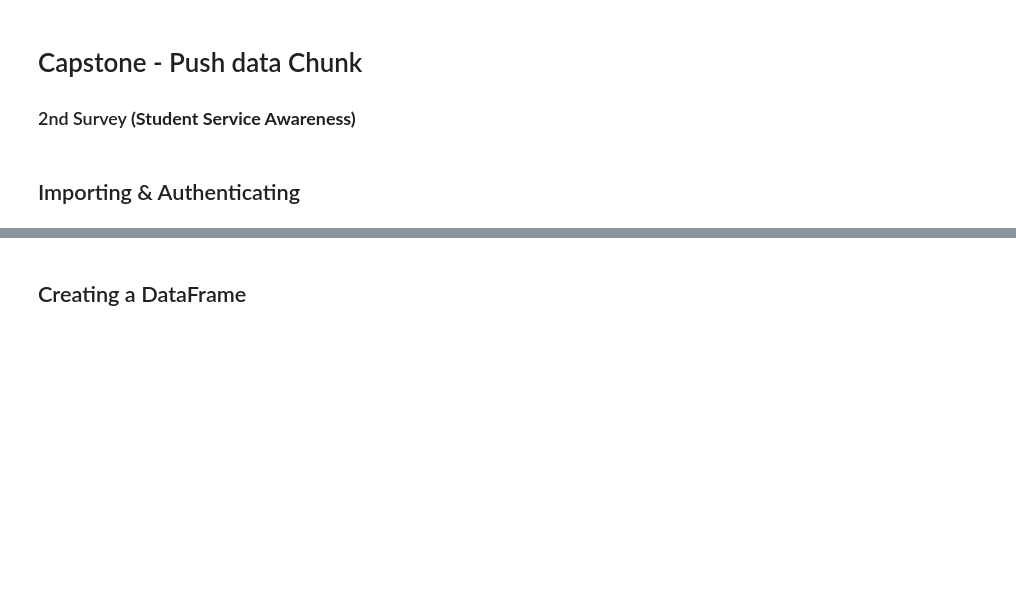
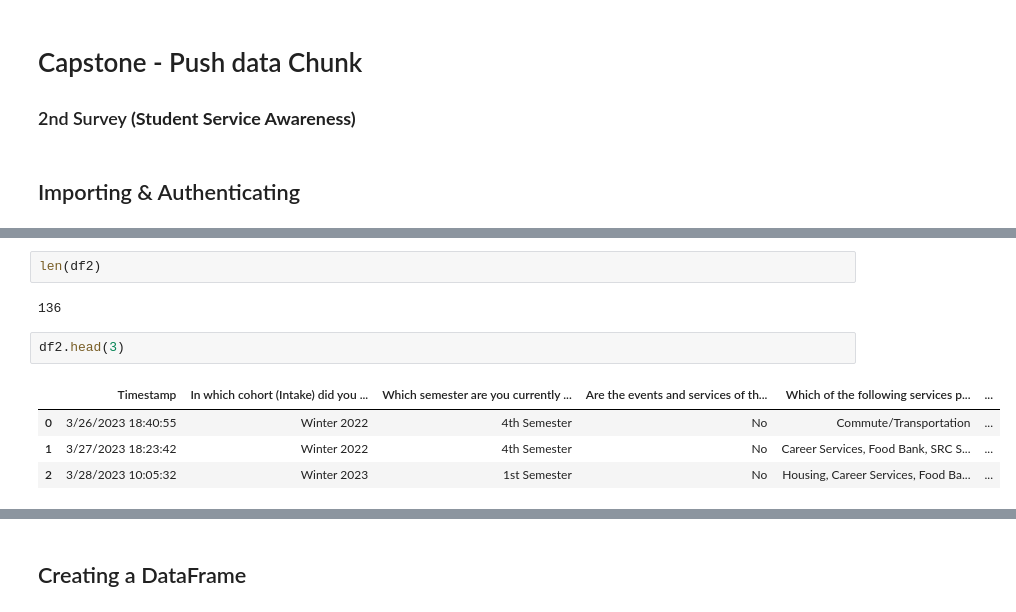
Before and after one commit to JayrajRadadiya/Capstone-Project, a Jupyter notebook: 05_Code/Python/SSA_Survey_2_DataPush.ipynb, the cells around one changed output, grey strips where cells are left out. Drawn from its saved outputs; the diff is of its cells as text; blank space fills up the shorter version.

```diff
--- a/05_Code/Python/SSA_Survey_2_DataPush.ipynb
+++ b/05_Code/Python/SSA_Survey_2_DataPush.ipynb
@@ -19,0 +35,11 @@ Saving Student_Survey_2.csv to Student_Survey_2.csv
+# %%
+len(df2)
+# %% [output]
+136
+# %%
+df2.head(3)
+# %% [output]
+|  | Timestamp | In which cohort (Intake) did you ... | Which semester are you currently ... | Are the events and services of th... | Which of the following services p... | ... |
+| 0 | 3/26/2023 18:40:55 | Winter 2022 | 4th Semester | No | Commute/Transportation | ... |
+| 1 | 3/27/2023 18:23:42 | Winter 2022 | 4th Semester | No | Career Services, Food Bank, SRC S... | ... |
+| 2 | 3/28/2023 10:05:32 | Winter 2023 | 1st Semester | No | Housing, Career Services, Food Ba... | ... |
```
Also changed, not shown: parts of 25 cells of this notebook, 5 other files.
